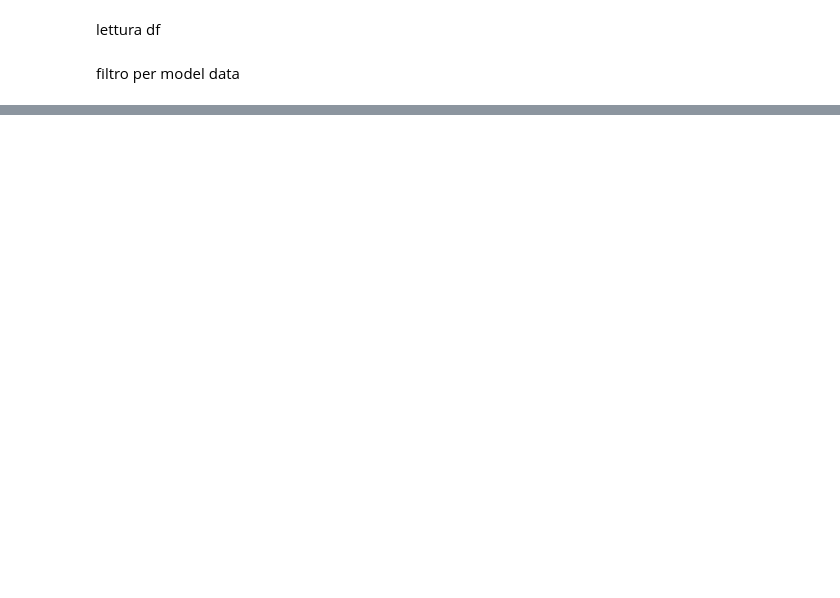
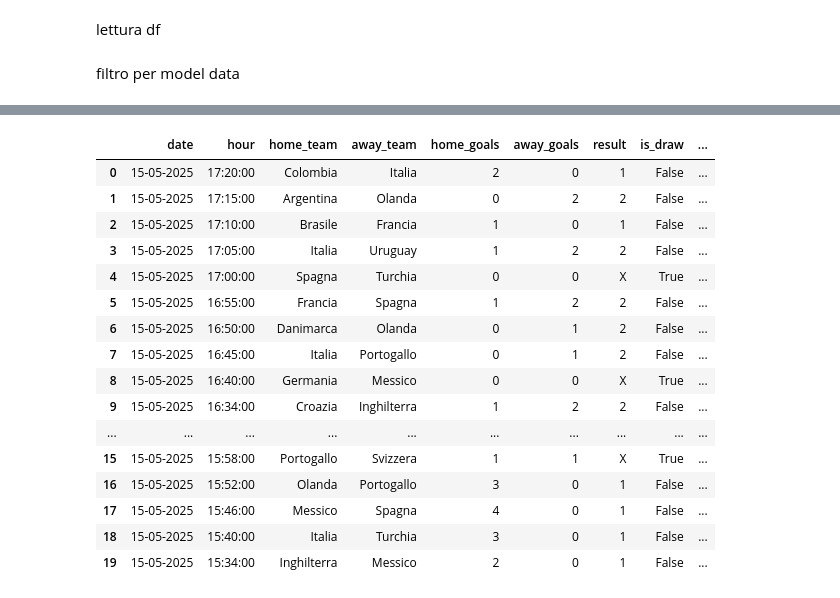
Before and after one commit to AndreyBertasini/eurobet_virtual, a Jupyter notebook: TIME/time.ipynb, the cells around one changed output, grey strips where cells are left out. Saved outputs shown, nothing was run; the diff lists cells and outputs as text; code cells hidden in the pictures; blank space fills up the shorter version.

```diff
--- a/TIME/time.ipynb
+++ b/TIME/time.ipynb
@@ -733,0 +397,12 @@ For example, when doing 'df[col].method(value, inplace=True)', try using 'df.met
+# %%
+# Create is_draw column and calculate distances between draws
+data['is_draw'] = data['result'] == 'X'
+data['distance_to_next_draw'] = None
+
+current_distance = 0
+for i in range(len(data) - 1, -1, -1):
+    if data.iloc[i]['is_draw']:
+        current_distance = 0
+    else:
+        current_distance += 1
+    data.loc[data.index[i], 'distance_to_next_draw'] = current_distance
@@ -733,0 +411,12 @@ For example, when doing 'df[col].method(value, inplace=True)', try using 'df.met
+# %%
+# Calculate distances between non-draws (1 or 2 results)
+data['is_non_draw'] = data['result'].isin(['1', '2'])
+data['distance_between_non_draws'] = None
+
+current_distance = 0
+for i in range(len(data) - 1, -1, -1):
+    if data.iloc[i]['is_non_draw']:
+        current_distance = 0
+    else:
+        current_distance += 1
+    data.loc[data.index[i], 'distance_between_non_draws'] = current_distance
@@ -733,0 +489,20 @@ For example, when doing 'df[col].method(value, inplace=True)', try using 'df.met
+# %%
+data.head(20)
+# %% [output]
+|  | date | hour | home_team | away_team | home_goals | away_goals | result | is_draw | ... |
+| 0 | 15-05-2025 | 17:20:00 | Colombia | Italia | 2 | 0 | 1 | False | ... |
+| 1 | 15-05-2025 | 17:15:00 | Argentina | Olanda | 0 | 2 | 2 | False | ... |
+| 2 | 15-05-2025 | 17:10:00 | Brasile | Francia | 1 | 0 | 1 | False | ... |
+| 3 | 15-05-2025 | 17:05:00 | Italia | Uruguay | 1 | 2 | 2 | False | ... |
+| 4 | 15-05-2025 | 17:00:00 | Spagna | Turchia | 0 | 0 | X | True | ... |
+| 5 | 15-05-2025 | 16:55:00 | Francia | Spagna | 1 | 2 | 2 | False | ... |
+| 6 | 15-05-2025 | 16:50:00 | Danimarca | Olanda | 0 | 1 | 2 | False | ... |
+| 7 | 15-05-2025 | 16:45:00 | Italia | Portogallo | 0 | 1 | 2 | False | ... |
+| 8 | 15-05-2025 | 16:40:00 | Germania | Messico | 0 | 0 | X | True | ... |
+| 9 | 15-05-2025 | 16:34:00 | Croazia | Inghilterra | 1 | 2 | 2 | False | ... |
+| ... | ... | ... | ... | ... | ... | ... | ... | ... | ... |
+| 15 | 15-05-2025 | 15:58:00 | Portogallo | Svizzera | 1 | 1 | X | True | ... |
+| 16 | 15-05-2025 | 15:52:00 | Olanda | Portogallo | 3 | 0 | 1 | False | ... |
+| 17 | 15-05-2025 | 15:46:00 | Messico | Spagna | 4 | 0 | 1 | False | ... |
+| 18 | 15-05-2025 | 15:40:00 | Italia | Turchia | 3 | 0 | 1 | False | ... |
+| 19 | 15-05-2025 | 15:34:00 | Inghilterra | Messico | 2 | 0 | 1 | False | ... |
```
Also changed, not shown: parts of 10 cells of this notebook, 31 other files.
